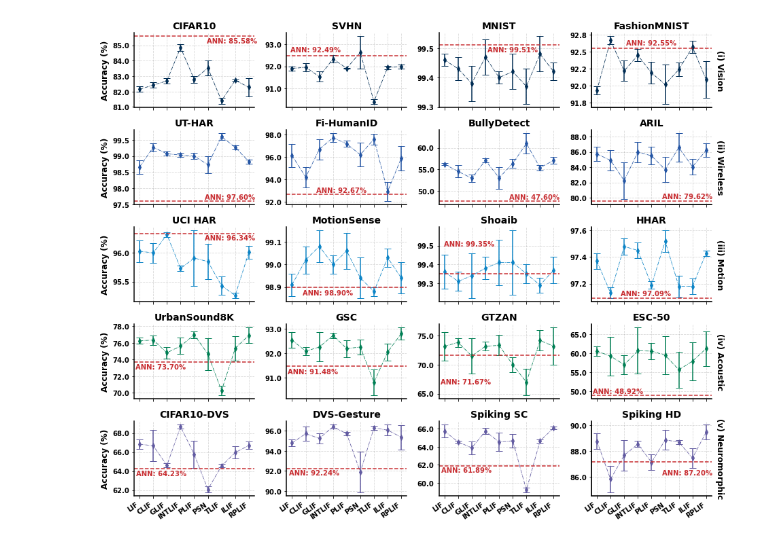
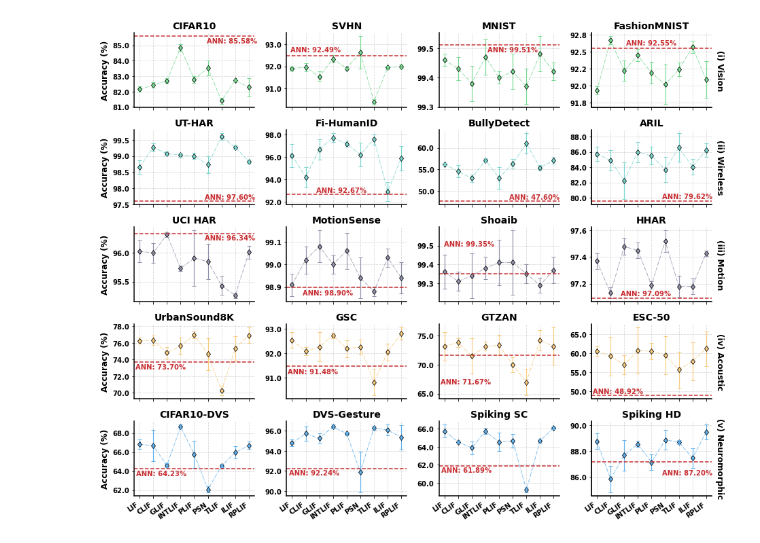
Before and after one commit to yudi-mars/Soul, a Jupyter notebook: demo/EDA_benchmarking.ipynb, the cells around one changed output. Saved outputs shown, nothing was run; the diff lists cells and outputs as text; code cells hidden in the pictures.

```diff
--- a/demo/EDA_benchmarking.ipynb
+++ b/demo/EDA_benchmarking.ipynb
@@ -11,7 +445,7 @@ categories = ['ANN', 'LIF', 'CLIF', 'GLIF', 'INTLIF', 'PLIF', 'PSN', 'TLIF', 'IL
 x = np.arange(len(categories))
 
 modalities = ['(i) Vision', '(ii) Wireless', '(iii) Motion', '(iv) Acoustic', '(v) Neuromorphic']
-modality_colors = ['#002c53', '#007f54', '#0c84c6', '#2455a4', '#625ba1']
+modality_colors = ['#76da91', '#f8cb7f', '#9192ab', '#7cd6cf', '#63b2ee'] # ['#002c53', '#007f54', '#0c84c6', '#2455a4', '#625ba1']
 for i in range(5):
     for j in range(4):
         if j == 0:
@@ -57,8 +491,8 @@ line_color = modality_colors[0]
 axs[0][0].set_title('CIFAR10', fontweight='bold', fontsize=14)
 mean_accs = [85.58, 82.15, 82.42, 82.69, 84.85, 82.79, 83.53, 81.40, 82.73, 82.28]
 std_accs = [0.17, 0.17, 0.18, 0.18, 0.21, 0.21, 0.50, 0.21, 0.05, 0.58]
-axs[0][0].plot(x[1:], mean_accs[1:], 'd-.', color=line_color, linewidth=0.8, markersize=5)
-axs[0][0].errorbar(x[1:], mean_accs[1:], yerr=std_accs[1:], fmt='none', ecolor=line_color, elinewidth=1.5, capsize=5)
+axs[0][0].plot(x[1:], mean_accs[1:], 'd-.', color=line_color, linewidth=0.8, markersize=6, markeredgewidth=0.8, markeredgecolor='black')
+axs[0][0].errorbar(x[1:], mean_accs[1:], yerr=std_accs[1:], fmt='none', ecolor=line_color, elinewidth=1.2, capsize=3)
 axs[0][0].axhline(y=mean_accs[0], color='#c82d31', linestyle='--', linewidth=1.5)
 axs[0][0].text(len(categories) - 0.4, mean_accs[0] - 0.1, f'ANN: {mean_accs[0]:.2f}%',
                color='#c82d31', fontsize=10, fontweight='bold', ha='right', va='top')
@@ -67,8 +501,8 @@ axs[0][0].text(len(categories) - 0.4, mean_accs[0] - 0.1, f'ANN: {mean_accs[0]:.
 axs[0][1].set_title('SVHN', fontweight='bold', fontsize=14)
 mean_accs = [92.49, 91.90, 91.96, 91.53, 92.34, 91.91, 92.63, 90.40, 91.95, 91.98]
 std_accs = [0.18, 0.09, 0.19, 0.23, 0.17, 0.03, 0.73, 0.11, 0.08, 0.09]
-axs[0][1].plot(x[1:], mean_accs[1:], 'd-.', color=line_color, linewidth=0.8, markersize=5)
-axs[0][1].errorbar(x[1:], mean_accs[1:], yerr=std_accs[1:], fmt='none', ecolor=line_color, elinewidth=1.5, capsize=5)
+axs[0][1].plot(x[1:], mean_accs[1:], 'd-.', color=line_color, linewidth=0.8, markersize=6, markeredgewidth=0.8, markeredgecolor='black')
+axs[0][1].errorbar(x[1:], mean_accs[1:], yerr=std_accs[1:], fmt='none', ecolor=line_color, elinewidth=1.2, capsize=3)
 axs[0][1].axhline(y=mean_accs[0], color='#c82d31', linestyle='--', linewidth=1.5)
 axs[0][1].text(len(categories[0]) - 0.3, mean_accs[0] + 0.1, f'ANN: {mean_accs[0]:.2f}%',
                color='#c82d31', fontsize=10, fontweight='bold', ha='center', va='bottom')
@@ -77,8 +511,8 @@ axs[0][1].text(len(categories[0]) - 0.3, mean_accs[0] + 0.1, f'ANN: {mean_accs[0
 axs[0][2].set_title('MNIST', fontweight='bold', fontsize=14)
 mean_accs = [99.51, 99.46, 99.43, 99.38, 99.47, 99.40, 99.42, 99.37, 99.48, 99.42]
 std_accs = [0.04, 0.02, 0.04, 0.06, 0.06, 0.02, 0.06, 0.06, 0.06, 0.03]
-axs[0][2].plot(x[1:], mean_accs[1:], 'd-.', color=line_color, linewidth=0.8, markersize=5)
-axs[0][2].errorbar(x[1:], mean_accs[1:], yerr=std_accs[1:], fmt='none', ecolor=line_color, elinewidth=1.5, capsize=5)
+axs[0][2].plot(x[1:], mean_accs[1:], 'd-.', color=line_color, linewidth=0.8, markersize=6, markeredgewidth=0.8, markeredgecolor='black')
+axs[0][2].errorbar(x[1:], mean_accs[1:], yerr=std_accs[1:], fmt='none', ecolor=line_color, elinewidth=1.2, capsize=3)
 axs[0][2].axhline(y=mean_accs[0], color='#c82d31', linestyle='--', linewidth=1.5)
 axs[0][2].text(6, mean_accs[0] - 0.005, f'ANN: {mean_accs[0]:.2f}%',
                color='#c82d31', fontsize=10, fontweight='bold', ha='center', va='top')
@@ -87,8 +521,8 @@ axs[0][2].text(6, mean_accs[0] - 0.005, f'ANN: {mean_accs[0]:.2f}%',
 axs[0][3].set_title('FashionMNIST', fontweight='bold', fontsize=14)
 mean_accs = [92.55, 91.93, 92.67, 92.22, 92.45, 92.19, 92.02, 92.24, 92.57, 92.09]
 std_accs = [0.11, 0.06, 0.06, 0.15, 0.09, 0.16, 0.29, 0.10, 0.09, 0.27]
-axs[0][3].plot(x[1:], mean_accs[1:], 'd-.', color=line_color, linewidth=0.8, markersize=5)
-axs[0][3].errorbar(x[1:], mean_accs[1:], yerr=std_accs[1:], fmt='none', ecolor=line_color, elinewidth=1.5, capsize=5)
+axs[0][3].plot(x[1:], mean_accs[1:], 'd-.', color=line_color, linewidth=0.8, markersize=6, markeredgewidth=0.8, markeredgecolor='black')
+axs[0][3].errorbar(x[1:], mean_accs[1:], yerr=std_accs[1:], fmt='none', ecolor=line_color, elinewidth=1.2, capsize=3)
 axs[0][3].axhline(y=mean_accs[0], color='#c82d31', linestyle='--', linewidth=1.5)
 axs[0][3].text(5, mean_accs[0] + 0.03, f'ANN: {mean_accs[0]:.2f}%',
                color='#c82d31', fontsize=10, fontweight='bold', ha='center', va='bottom')
@@ -99,8 +533,8 @@ line_color = modality_colors[1]
 axs[3][0].set_title('UrbanSound8K', fontweight='bold', fontsize=14)
 mean_accs = [73.70, 76.25, 76.34, 74.81, 75.62, 76.97, 74.67, 70.26, 75.34, 76.91]
 std_accs = [1.18, 0.37, 0.58, 0.68, 0.98, 0.43, 1.91, 0.56, 1.47, 0.92]
-axs[3][0].plot(x[1:], mean_accs[1:], 'd-.', color=line_color, linewidth=0.8, markersize=5)
-axs[3][0].errorbar(x[1:], mean_accs[1:], yerr=std_accs[1:], fmt='none', ecolor=line_color, elinewidth=1.5, capsize=5)
+axs[3][0].plot(x[1:], mean_accs[1:], 'd-.', color=line_color, linewidth=0.8, markersize=6, markeredgewidth=0.8, markeredgecolor='black')
+axs[3][0].errorbar(x[1:], mean_accs[1:], yerr=std_accs[1:], fmt='none', ecolor=line_color, elinewidth=1.2, capsize=3)
 axs[3][0].axhline(y=mean_accs[0], color='#c82d31', linestyle='--', linewidth=1.5)
 axs[3][0].text(0.7, mean_accs[0] - 0.15, f'ANN: {mean_accs[0]:.2f}%',
                color='#c82d31', fontsize=10, fontweight='bold', ha='left', va='top')
@@ -109,8 +543,8 @@ axs[3][0].text(0.7, mean_accs[0] - 0.15, f'ANN: {mean_accs[0]:.2f}%',
 axs[3][1].set_title('GSC', fontweight='bold', fontsize=14)
 mean_accs = [91.48, 92.55, 92.09, 92.26, 92.74, 92.20, 92.26, 90.81, 92.05, 92.82]
 std_accs = [0.16, 0.31, 0.17, 0.6, 0.11, 0.35, 0.30, 0.54, 0.35, 0.24]
-axs[3][1].plot(x[1:], mean_accs[1:], 'd-.', color=line_color, linewidth=0.8, markersize=5)
-axs[3][1].errorbar(x[1:], mean_accs[1:], yerr=std_accs[1:], fmt='none', ecolor=line_color, elinewidth=1.5, capsize=5)
+axs[3][1].plot(x[1:], mean_accs[1:], 'd-.', color=line_color, linewidth=0.8, markersize=6, markeredgewidth=0.8, markeredgecolor='black')
+axs[3][1].errorbar(x[1:], mean_accs[1:], yerr=std_accs[1:], fmt='none', ecolor=line_color, elinewidth=1.2, capsize=3)
 axs[3][1].axhline(y=mean_accs[0], color='#c82d31', linestyle='--', linewidth=1.5)
 axs[3][1].text(0.7, mean_accs[0] - 0.1, f'ANN: {mean_accs[0]:.2f}%',
                color='#c82d31', fontsize=10, fontweight='bold', ha='left', va='top')
@@ -119,8 +553,8 @@ axs[3][1].text(0.7, mean_accs[0] - 0.1, f'ANN: {mean_accs[0]:.2f}%',
 axs[3][2].set_title('GTZAN', fontweight='bold', fontsize=14)
 mean_accs = [71.67, 73.17, 73.83, 71.50, 73.17, 73.33, 70, 67, 74.17, 73.17]
 std_accs = [1.61, 2.47, 0.76, 3.04, 0.76, 1.76, 1.32, 2.29, 1.76, 3.21]
-axs[3][2].plot(x[1:], mean_accs[1:], 'd-.', color=line_color, linewidth=0.8, markersize=5)
-axs[3][2].errorbar(x[1:], mean_accs[1:], yerr=std_accs[1:], fmt='none', ecolor=line_color, elinewidth=1.5, capsize=5)
+axs[3][2].plot(x[1:], mean_accs[1:], 'd-.', color=line_color, linewidth=0.8, markersize=6, markeredgewidth=0.8, markeredgecolor='black')
+axs[3][2].errorbar(x[1:], mean_accs[1:], yerr=std_accs[1:], fmt='none', ecolor=line_color, elinewidth=1.2, capsize=3)
 axs[3][2].axhline(y=mean_accs[0], color='#c82d31', linestyle='--', linewidth=1.5)
 axs[3][2].text(0.7, mean_accs[0] - 4, f'ANN: {mean_accs[0]:.2f}%',
                color='#c82d31', fontsize=10, fontweight='bold', ha='left', va='top')
@@ -129,8 +563,8 @@ axs[3][2].text(0.7, mean_accs[0] - 4, f'ANN: {mean_accs[0]:.2f}%',
 axs[3][3].set_title('ESC-50', fontweight='bold', fontsize=14)
 mean_accs = [48.92, 60.58, 59.25, 57, 60.67, 60.58, 59.50, 55.67, 57.92, 61.25]
 std_accs = [3.96, 1.18, 5.07, 2.46, 6.09, 2.13, 5.00, 4.77, 4.96, 4.55]
-axs[3][3].plot(x[1:], mean_accs[1:], 'd-.', color=line_color, linewidth=0.8, markersize=5)
-axs[3][3].errorbar(x[1:], mean_accs[1:], yerr=std_accs[1:], fmt='none', ecolor=line_color, elinewidth=1.5, capsize=5)
+axs[3][3].plot(x[1:], mean_accs[1:], 'd-.', color=line_color, linewidth=0.8, markersize=6, markeredgewidth=0.8, markeredgecolor='black')
+axs[3][3].errorbar(x[1:], mean_accs[1:], yerr=std_accs[1:], fmt='none', ecolor=line_color, elinewidth=1.2, capsize=3)
 axs[3][3].axhline(y=mean_accs[0], color='#c82d31', linestyle='--', linewidth=1.5)
 axs[3][3].text(0.7, mean_accs[0] + 0.2, f'ANN: {mean_accs[0]:.2f}%',
                color='#c82d31', fontsize=10, fontweight='bold', ha='left', va='bottom')
@@ -141,8 +575,8 @@ line_color = modality_colors[2]
 axs[2][0].set_title('UCI HAR', fontweight='bold', fontsize=14)
 mean_accs = [96.34, 96.03, 96, 96.32, 95.73, 95.91, 95.85, 95.43, 95.26, 96.01]
 std_accs = [0.19, 0.19, 0.17, 0.04, 0.05, 0.48, 0.31, 0.16, 0.05, 0.11]
-axs[2][0].plot(x[1:], mean_accs[1:], 'd-.', color=line_color, linewidth=0.8, markersize=5)
-axs[2][0].errorbar(x[1:], mean_accs[1:], yerr=std_accs[1:], fmt='none', ecolor=line_color, elinewidth=1.5, capsize=5)
+axs[2][0].plot(x[1:], mean_accs[1:], 'd-.', color=line_color, linewidth=0.8, markersize=6, markeredgewidth=0.8, markeredgecolor='black')
+axs[2][0].errorbar(x[1:], mean_accs[1:], yerr=std_accs[1:], fmt='none', ecolor=line_color, elinewidth=1.2, capsize=3)
 axs[2][0].axhline(y=mean_accs[0], color='#c82d31', linestyle='--', linewidth=1.5)
 axs[2][0].text(7.6, mean_accs[0] - 0.02, f'ANN: {mean_accs[0]:.2f}%',
                color='#c82d31', fontsize=10, fontweight='bold', ha='center', va='top')
@@ -151,8 +585,8 @@ axs[2][0].text(7.6, mean_accs[0] - 0.02, f'ANN: {mean_accs[0]:.2f}%',
 axs[2][1].set_title('MotionSense', fontweight='bold', fontsize=14)
 mean_accs = [98.90, 98.91, 99.02, 99.08, 99, 99.06, 98.94, 98.88, 99.03, 98.94]
 std_accs = [0.05, 0.05, 0.06, 0.07, 0.04, 0.08, 0.09, 0.02, 0.04, 0.07]
-axs[2][1].plot(x[1:], mean_accs[1:], 'd-.', color=line_color, linewidth=0.8, markersize=5)
-axs[2][1].errorbar(x[1:], mean_accs[1:], yerr=std_accs[1:], fmt='none', ecolor=line_color, elinewidth=1.5, capsize=5)
+axs[2][1].plot(x[1:], mean_accs[1:], 'd-.', color=line_color, linewidth=0.8, markersize=6, markeredgewidth=0.8, markeredgecolor='black')
+axs[2][1].errorbar(x[1:], mean_accs[1:], yerr=std_accs[1:], fmt='none', ecolor=line_color, elinewidth=1.2, capsize=3)
 axs[2][1].axhline(y=mean_accs[0], color='#c82d31', linestyle='--', linewidth=1.5)
 axs[2][1].text(3.6, mean_accs[0] - 0.01, f'ANN: {mean_accs[0]:.2f}%',
                color='#c82d31', fontsize=10, fontweight='bold', ha='center', va='top')
@@ -161,8 +595,8 @@ axs[2][1].text(3.6, mean_accs[0] - 0.01, f'ANN: {mean_accs[0]:.2f}%',
 axs[2][2].set_title('Shoaib', fontweight='bold', fontsize=14)
 mean_accs = [99.35, 99.36, 99.31, 99.34, 99.38, 99.41, 99.41, 99.35, 99.29, 99.37]
 std_accs = [0.02, 0.09, 0.05, 0.12, 0.06, 0.12, 0.17, 0.05, 0.04, 0.07]
-axs[2][2].plot(x[1:], mean_accs[1:], 'd-.', color=line_color, linewidth=0.8, markersize=5)
-axs[2][2].errorbar(x[1:], mean_accs[1:], yerr=std_accs[1:], fmt='none', ecolor=line_color, elinewidth=1.5, capsize=5)
+axs[2][2].plot(x[1:], mean_accs[1:], 'd-.', color=line_color, linewidth=0.8, markersize=6, markeredgewidth=0.8, markeredgecolor='black')
+axs[2][2].errorbar(x[1:], mean_accs[1:], yerr=std_accs[1:], fmt='none', ecolor=line_color, elinewidth=1.2, capsize=3)
 axs[2][2].axhline(y=mean_accs[0], color='#c82d31', linestyle='--', linewidth=1.5)
 axs[2][2].text(2.8, mean_accs[0] + 0.14, f'ANN: {mean_accs[0]:.2f}%',
                color='#c82d31', fontsize=10, fontweight='bold', ha='center', va='bottom')
@@ -171,8 +605,8 @@ axs[2][2].text(2.8, mean_accs[0] + 0.14, f'ANN: {mean_accs[0]:.2f}%',
 axs[2][3].set_title('HHAR', fontweight='bold', fontsize=14)
 mean_accs = [97.09, 97.37, 97.13, 97.48, 97.45, 97.19, 97.52, 97.18, 97.18, 97.43]
 std_accs = [0.04, 0.06, 0.04, 0.06, 0.06, 0.03, 0.08, 0.08, 0.06, 0.02]
-axs[2][3].plot(x[1:], mean_accs[1:], 'd-.', color=line_color, linewidth=0.8, markersize=5)
-axs[2][3].errorbar(x[1:], mean_accs[1:], yerr=std_accs[1:], fmt='none', ecolor=line_color, elinewidth=1.5, capsize=5)
+axs[2][3].plot(x[1:], mean_accs[1:], 'd-.', color=line_color, linewidth=0.8, markersize=6, markeredgewidth=0.8, markeredgecolor='black')
+axs[2][3].errorbar(x[1:], mean_accs[1:], yerr=std_accs[1:], fmt='none', ecolor=line_color, elinewidth=1.2, capsize=3)
 axs[2][3].axhline(y=mean_accs[0], color='#c82d31', linestyle='--', linewidth=1.5)
 axs[2][3].text(4.6, mean_accs[0] + 0.01, f'ANN: {mean_accs[0]:.2f}%',
                color='#c82d31', fontsize=10, fontweight='bold', ha='center', va='bottom')
@@ -183,8 +617,8 @@ line_color = modality_colors[3]
 axs[1][0].set_title('UT-HAR', fontweight='bold', fontsize=14)
 mean_accs = [97.60, 98.66, 99.27, 99.07, 99.03, 99, 98.73, 99.60, 99.27, 98.83]
 std_accs = [0.34, 0.21, 0.12, 0.06, 0.06, 0.10, 0.26, 0.10, 0.06, 0.06]
-axs[1][0].plot(x[1:], mean_accs[1:], 'd-.', color=line_color, linewidth=0.8, markersize=5)
-axs[1][0].errorbar(x[1:], mean_accs[1:], yerr=std_accs[1:], fmt='none', ecolor=line_color, elinewidth=1.5, capsize=5)
+axs[1][0].plot(x[1:], mean_accs[1:], 'd-.', color=line_color, linewidth=0.8, markersize=6, markeredgewidth=0.8, markeredgecolor='black')
+axs[1][0].errorbar(x[1:], mean_accs[1:], yerr=std_accs[1:], fmt='none', ecolor=line_color, elinewidth=1.2, capsize=3)
 axs[1][0].axhline(y=mean_accs[0], color='#c82d31', linestyle='--', linewidth=1.5)
 axs[1][0].text(7.6, mean_accs[0] + 0.01, f'ANN: {mean_accs[0]:.2f}%',
                color='#c82d31', fontsize=10, fontweight='bold', ha='center', va='bottom')
@@ -193,8 +627,8 @@ axs[1][0].text(7.6, mean_accs[0] + 0.01, f'ANN: {mean_accs[0]:.2f}%',
 axs[1][1].set_title('Fi-HumanID', fontweight='bold', fontsize=14)
 mean_accs = [92.67, 96.15, 94.20, 96.70, 97.74, 97.19, 96.21, 97.62, 92.92, 95.91]
 std_accs = [2.16, 1.02, 0.92, 0.92, 0.38, 0.28, 1.06, 0.49, 0.87, 1.10]
-axs[1][1].plot(x[1:], mean_accs[1:], 'd-.', color=line_color, linewidth=0.8, markersize=5)
-axs[1][1].errorbar(x[1:], mean_accs[1:], yerr=std_accs[1:], fmt='none', ecolor=line_color, elinewidth=1.5, capsize=5)
+axs[1][1].plot(x[1:], mean_accs[1:], 'd-.', color=line_color, linewidth=0.8, markersize=6, markeredgewidth=0.8, markeredgecolor='black')
+axs[1][1].errorbar(x[1:], mean_accs[1:], yerr=std_accs[1:], fmt='none', ecolor=line_color, elinewidth=1.2, capsize=3)
 axs[1][1].axhline(y=mean_accs[0], color='#c82d31', linestyle='--', linewidth=1.5)
 axs[1][1].text(4.6, mean_accs[0] + 0.03, f'ANN: {mean_accs[0]:.2f}%',
                color='#c82d31', fontsize=10, fontweight='bold', ha='center', va='bottom')
@@ -203,8 +637,8 @@ axs[1][1].text(4.6, mean_accs[0] + 0.03, f'ANN: {mean_accs[0]:.2f}%',
 axs[1][2].set_title('BullyDetect', fontweight='bold', fontsize=14)
 mean_accs = [47.60, 56.22, 54.53, 52.92, 57.10, 53.03, 56.38, 61.01, 55.39, 57.10]
 std_accs = [1.90, 0.30, 1.40, 0.87, 0.47, 2.55, 1.07, 2.35, 0.59, 0.74]
-axs[1][2].plot(x[1:], mean_accs[1:], 'd-.', color=line_color, linewidth=0.8, markersize=5)
-axs[1][2].errorbar(x[1:], mean_accs[1:], yerr=std_accs[1:], fmt='none', ecolor=line_color, elinewidth=1.5, capsize=5)
+axs[1][2].plot(x[1:], mean_accs[1:], 'd-.', color=line_color, linewidth=0.8, markersize=6, markeredgewidth=0.8, markeredgecolor='black')
+axs[1][2].errorbar(x[1:], mean_accs[1:], yerr=std_accs[1:], fmt='none', ecolor=line_color, elinewidth=1.2, capsize=3)
 axs[1][2].axhline(y=mean_accs[0], color='#c82d31', linestyle='--', linewidth=1.5)
 axs[1][2].text(7.6, mean_accs[0] + 0.1, f'ANN: {mean_accs[0]:.2f}%',
                color='#c82d31', fontsize=10, fontweight='bold', ha='center', va='bottom')
@@ -213,8 +647,8 @@ axs[1][2].text(7.6, mean_accs[0] + 0.1, f'ANN: {mean_accs[0]:.2f}%',
 axs[1][3].set_title('ARIL', fontweight='bold', fontsize=14)
 mean_accs = [79.62, 85.73, 84.89, 82.25, 85.97, 85.49, 83.69, 86.57, 84.05, 86.21]
 std_accs = [2.39, 0.91, 1.30, 2.39, 1.30, 1.16, 1.62, 1.85, 1.04, 0.91]
-axs[1][3].plot(x[1:], mean_accs[1:], 'd-.', color=line_color, linewidth=0.8, markersize=5)
-axs[1][3].errorbar(x[1:], mean_accs[1:], yerr=std_accs[1:], fmt='none', ecolor=line_color, elinewidth=1.5, capsize=5)
+axs[1][3].plot(x[1:], mean_accs[1:], 'd-.', color=line_color, linewidth=0.8, markersize=6, markeredgewidth=0.8, markeredgecolor='black')
+axs[1][3].errorbar(x[1:], mean_accs[1:], yerr=std_accs[1:], fmt='none', ecolor=line_color, elinewidth=1.2, capsize=3)
 axs[1][3].axhline(y=mean_accs[0], color='#c82d31', linestyle='--', linewidth=1.5)
 axs[1][3].text(7.6, mean_accs[0] + 0.1, f'ANN: {mean_accs[0]:.2f}%',
                color='#c82d31', fontsize=10, fontweight='bold', ha='center', va='bottom')
@@ -226,46 +660,46 @@ line_color = modality_colors[4]
 axs[4][0].set_title('CIFAR10-DVS', fontweight='bold', fontsize=14)
 mean_accs = [64.23, 66.83, 66.67, 64.60, 68.67, 65.77, 62.07, 64.55, 65.95, 66.70]
 std_accs = [0.68, 0.51, 1.64, 0.23, 0.21, 1.41, 0.32, 0.18, 0.65, 0.40]
-axs[4][0].plot(x[1:], mean_accs[1:], 'd-.', color=line_color, linewidth=0.8, markersize=5)
-axs[4][0].errorbar(x[1:], mean_accs[1:], yerr=std_accs[1:], fmt='none', ecolor=line_color, elinewidth=1.5, capsize=5)
+axs[4][0].plot(x[1:], mean_accs[1:], 'd-.', color=line_color, linewidth=0.8, markersize=6, markeredgewidth=0.8, markeredgecolor='black')
+axs[4][0].errorbar(x[1:], mean_accs[1:], yerr=std_accs[1:], fmt='none', ecolor=line_color, elinewidth=1.2, capsize=3)
 axs[4][0].axhline(y=mean_accs[0], color='#c82d31', linestyle='--', linewidth=1.5)
 axs[4][0].text(2.6, mean_accs[0] - 0.1, f'ANN: {mean_accs[0]:.2f}%',
                color='#c82d31', fontsize=10, fontweight='bold', ha='center', va='top')
 
 # dvs-gesture
 axs[4][1].set_title('DVS-Gesture', fontweight='bold', fontsize=14)
 mean_accs = [92.24, 94.79, 95.72, 95.25, 96.41, 95.72, 91.90, 96.30, 96.07, 95.37]
 std_accs = [1.06, 0.35, 0.72, 0.53, 0.20, 0.20, 2.04, 0.20, 0.53, 1.22]
-axs[4][1].plot(x[1:], mean_accs[1:], 'd-.', color=line_color, linewidth=0.8, markersize=5)
-axs[4][1].errorbar(x[1:], mean_accs[1:], yerr=std_accs[1:], fmt='none', ecolor=line_color, elinewidth=1.5, capsize=5)
+axs[4][1].plot(x[1:], mean_accs[1:], 'd-.', color=line_color, linewidth=0.8, markersize=6, markeredgewidth=0.8, markeredgecolor='black')
+axs[4][1].errorbar(x[1:], mean_accs[1:], yerr=std_accs[1:], fmt='none', ecolor=line_color, elinewidth=1.2, capsize=3)
 axs[4][1].axhline(y=mean_accs[0], color='#c82d31', linestyle='--', linewidth=1.5)
 axs[4][1].text(2.6, mean_accs[0] - 0.1, f'ANN: {mean_accs[0]:.2f}%',
                color='#c82d31', fontsize=10, fontweight='bold', ha='center', va='top')
 
 # ssc
 axs[4][2].set_title('Spiking SC', fontweight='bold', fontsize=14)
 mean_accs = [61.89, 65.75, 64.55, 63.89, 65.74, 64.54, 64.68, 59.21, 64.66, 66.11]
 std_accs = [1.26, 0.71, 0.12, 0.70, 0.33, 1.02, 0.75, 0.28, 0.19, 0.14]
-axs[4][2].plot(x[1:], mean_accs[1:], 'd-.', color=line_color, linewidth=0.8, markersize=5)
-axs[4][2].errorbar(x[1:], mean_accs[1:], yerr=std_accs[1:], fmt='none', ecolor=line_color, elinewidth=1.5, capsize=5)
+axs[4][2].plot(x[1:], mean_accs[1:], 'd-.', color=line_color, linewidth=0.8, markersize=6, markeredgewidth=0.8, markeredgecolor='black')
+axs[4][2].errorbar(x[1:], mean_accs[1:], yerr=std_accs[1:], fmt='none', ecolor=line_color, elinewidth=1.2, capsize=3)
 axs[4][2].axhline(y=mean_accs[0], color='#c82d31', linestyle='--', linewidth=1.5)
 axs[4][2].text(2.6, mean_accs[0] - 0.1, f'ANN: {mean_accs[0]:.2f}%',
                color='#c82d31', fontsize=10, fontweight='bold', ha='center', va='top')
 
 # shd
 axs[4][3].set_title('Spiking HD', fontweight='bold', fontsize=14)
 mean_accs = [87.20, 88.78, 85.84, 87.69, 88.55, 87.14, 88.88, 88.71, 87.47, 89.48]
 std_accs = [0.42, 0.62, 1.03, 1.19, 0.24, 0.60, 0.75, 0.14, 0.78, 0.57]
-axs[4][3].plot(x[1:], mean_accs[1:], 'd-.', color=line_color, linewidth=0.8, markersize=5)
-axs[4][3].errorbar(x[1:], mean_accs[1:], yerr=std_accs[1:], fmt='none', ecolor=line_color, elinewidth=1.5, capsize=5)
+axs[4][3].plot(x[1:], mean_accs[1:], 'd-.', color=line_color, linewidth=0.8, markersize=6, markeredgewidth=0.8, markeredgecolor='black')
+axs[4][3].errorbar(x[1:], mean_accs[1:], yerr=std_accs[1:], fmt='none', ecolor=line_color, elinewidth=1.2, capsize=3)
 axs[4][3].axhline(y=mean_accs[0], color='#c82d31', linestyle='--', linewidth=1.5)
 axs[4][3].text(7.6, mean_accs[0] - 0.6, f'ANN: {mean_accs[0]:.2f}%',
                color='#c82d31', fontsize=10, fontweight='bold', ha='center', va='top')
 
 fig.tight_layout()
 plt.savefig('./cmp-lif-sensing.pdf', dpi=300, bbox_inches="tight")
 plt.show()
 # %% [output]
-[figure, old version]
+[figure, new version]
 # %%
 fig, axs = plt.subplots(4, 4, figsize=(13, 8))
```
Also changed, not shown: parts of 11 cells of this notebook, 10 other files.
